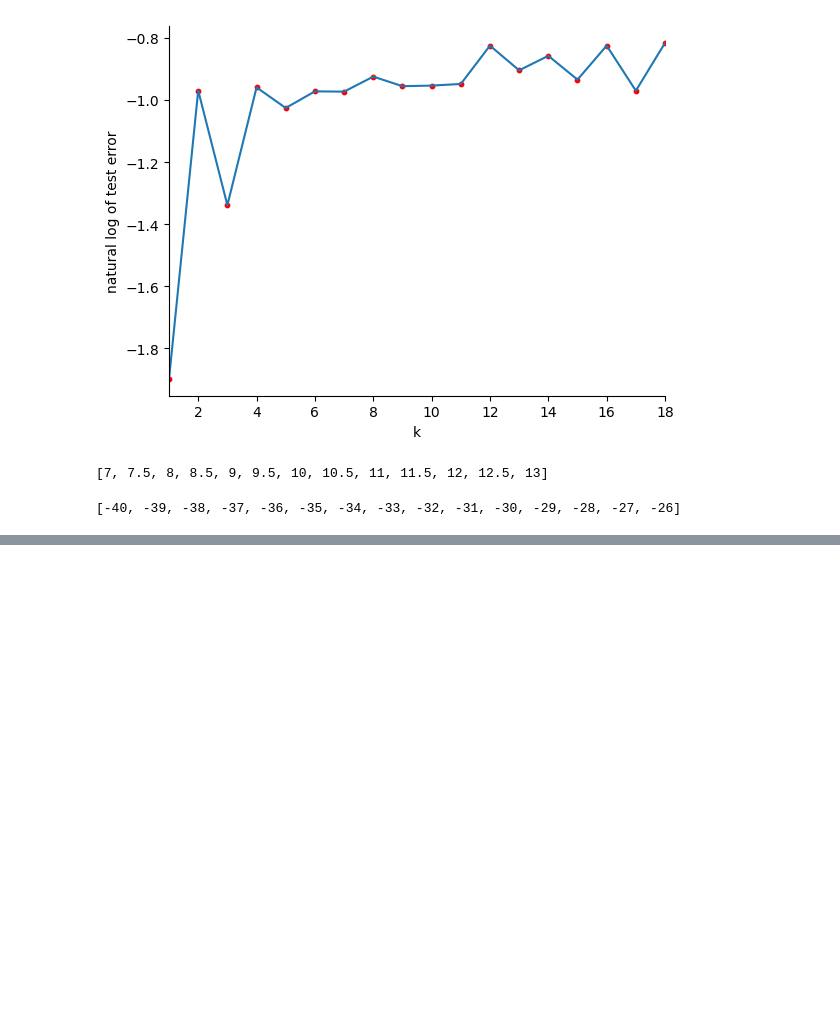
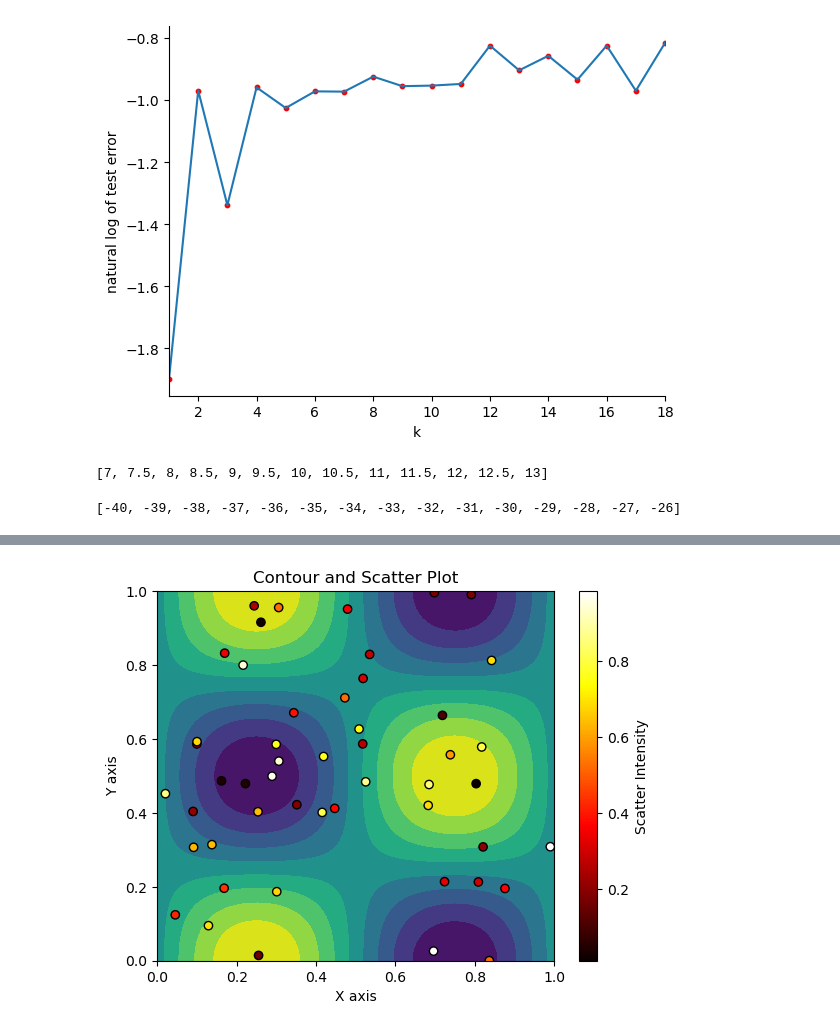
Before and after one commit to zibaee-2021/ASSIGNMENTS, a Jupyter notebook: SL_ASSIGNMENTS/PART_ONE/Part1.1.ipynb, the cells around one changed output, grey strips where cells are left out. Drawn from its saved outputs; the diff is of its cells as text; code cells hidden in the pictures; blank space fills up the shorter version.

```diff
--- a/SL_ASSIGNMENTS/PART_ONE/Part1.1.ipynb
+++ b/SL_ASSIGNMENTS/PART_ONE/Part1.1.ipynb
@@ -156,0 +201,33 @@ a
+# %%
+import matplotlib.pyplot as plt
+import numpy as np
+
+# Sample data for scatter plot
+x_scatter = np.random.rand(50)
+y_scatter = np.random.rand(50)
+z_scatter = np.random.rand(50)  # This could represent color or size, for example
+
+# Sample data for contour plot
+# x = np.linspace(0, 1, 100)
+# y = np.linspace(0, 1, 100)
+# X, Y = np.meshgrid(x, y)
+# Z = np.sin(X*2*np.pi) * np.cos(Y*2*np.pi)
+
+# Create the contour plot
+plt.contourf(X, Y, X, levels=np.linspace(Z.min(), Z.max(), 10), cmap='viridis')
+
+# Overlay the scatter plot
+plt.scatter(x_scatter, y_scatter, c=z_scatter, cmap='hot', edgecolor='k')
+
+# Optionally add a colorbar for the scatter plot
+plt.colorbar(label='Scatter Intensity')
+
+# Set labels and title if desired
+plt.xlabel('X axis')
+plt.ylabel('Y axis')
+plt.title('Contour and Scatter Plot')
+
+# Show the combined plot
+plt.show()
+# %% [output]
+[figure, added]
```
Also changed, not shown: parts of 11 cells of this notebook, 2 other files.
